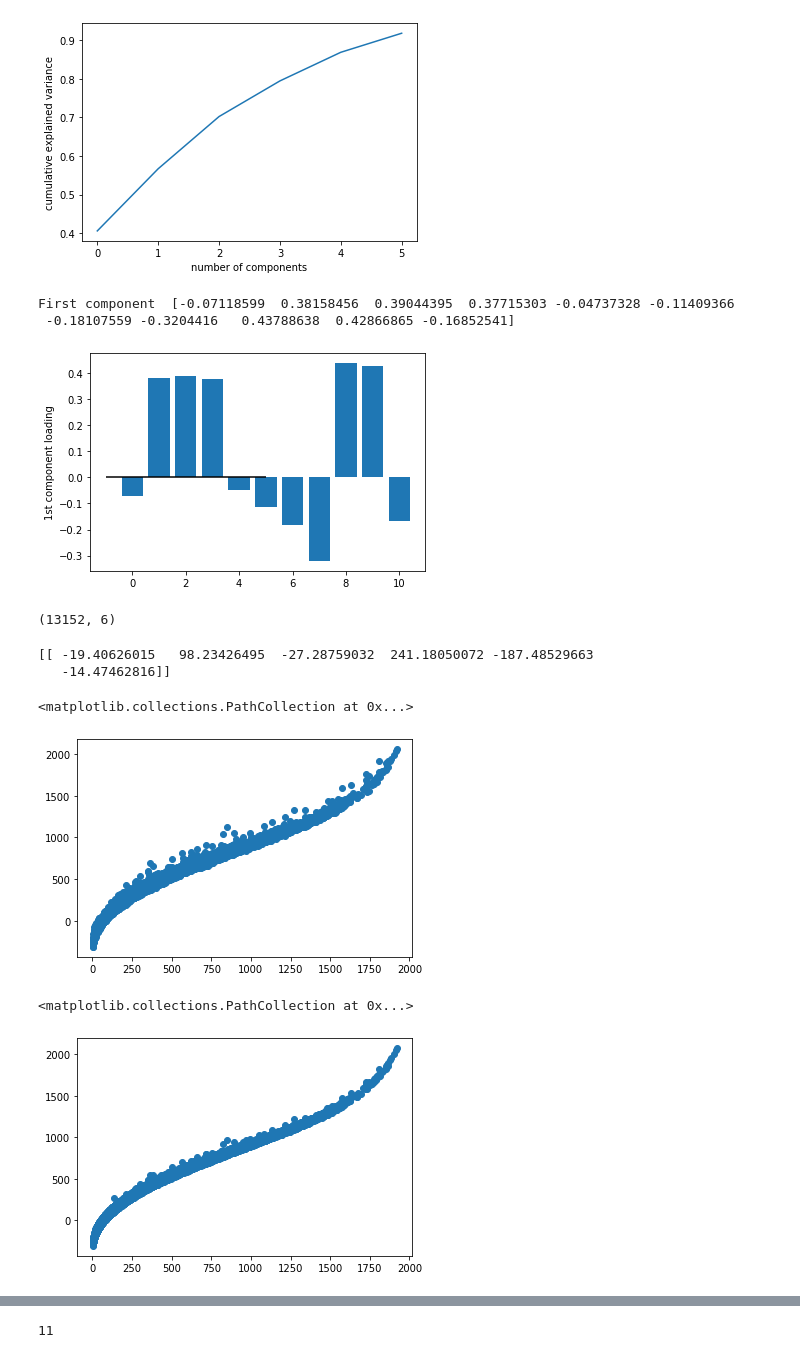
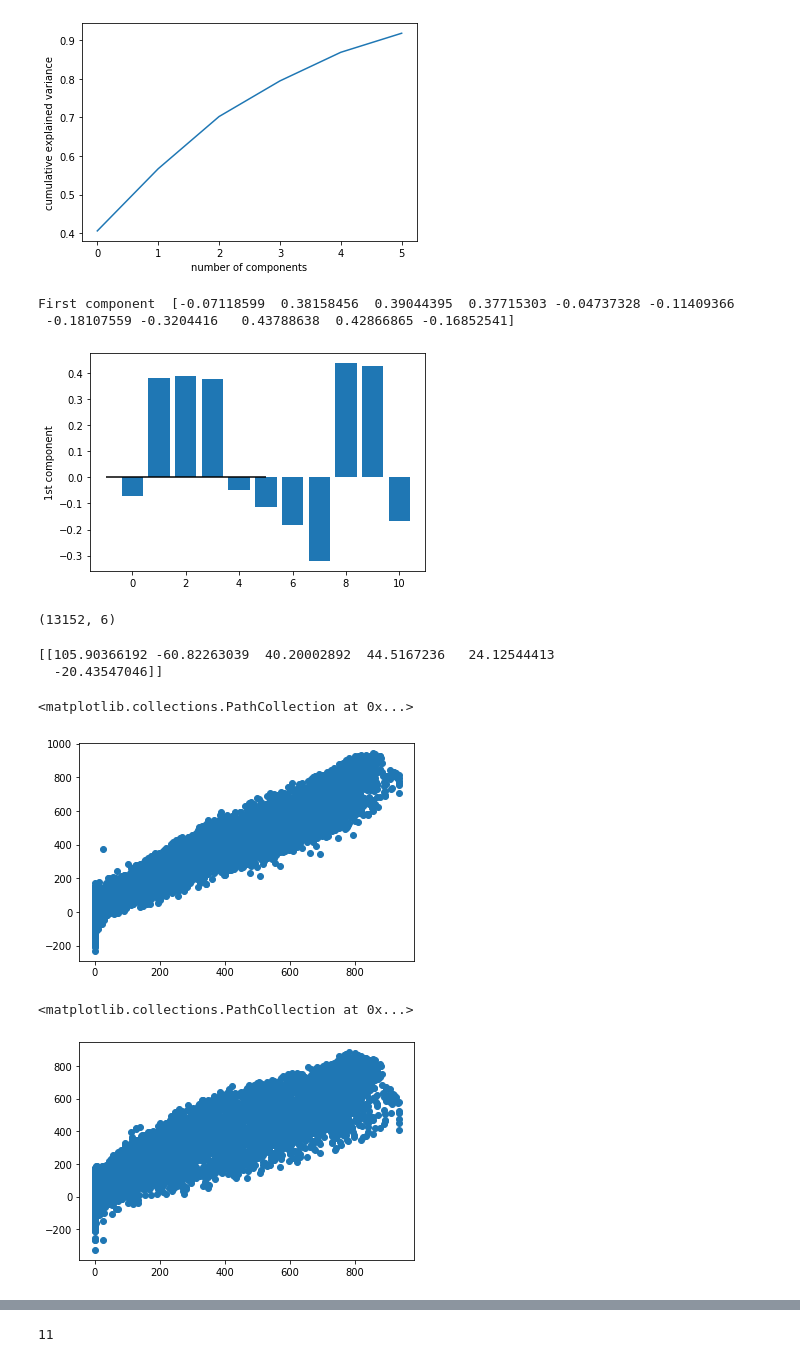
Before and after one commit to fredralm/TTK4260, a Jupyter notebook: L17/ElectricalPowerProductionPrediction-PCA-PCR-MLR.ipynb, the cells around one changed output, grey strips where cells are left out. Cells and saved outputs as stored; diff of their text form; code cells hidden in the pictures.

```diff
--- a/L17/ElectricalPowerProductionPrediction-PCA-PCR-MLR.ipynb
+++ b/L17/ElectricalPowerProductionPrediction-PCA-PCR-MLR.ipynb
@@ -41,7 +41,7 @@ x['IsDayBin'].unique()
 array(['Night', 'Day'], dtype=object)
 # %%
 X=x.drop(['Year','IsDayBin','Month'],axis=1)
-Y=y.drop(['PVPower'],axis=1)
+Y=y.drop(['WindPower'],axis=1)
 # %%
 X.head()
 # %% [output]
@@ -107,19 +108,17 @@ plt.ylabel('cumulative explained variance');
 P=pca.components_
 T = X_train.dot(P.T)
 # %%
-#Loading of the first component
 #WindSpeed	IrrDirect	IrrDiffuse	Temperature	Percipitation	SnowFlow	SnowMass	AirDensity	RadSurface	RadTop	CloudCover
 print("First component ", P.T[:,0])
 x = np.arange(X_scaled.shape[1])
 plt.bar(x, height= P.T[:,0])
 plt.hlines(0,-1,5)
-#plt.xticks(x+.1, ['GDP_per_capita','Social_support','Healthy_life_expectancy','Freedom_to_make_life_choices','Generosity','Perceptions_of_corruption'])
-plt.ylabel("1st component loading")
+plt.ylabel("1st component")
 plt.show()
 # %% [output]
 First component  [-0.07118599  0.38158456  0.39044395  0.37715303 -0.04737328 -0.11409366
  -0.18107559 -0.3204416   0.43788638  0.42866865 -0.16852541]
-[figure, old version]
+[figure, new version]
 # %%
 T.shape
 # %% [output]
@@ -133,21 +132,21 @@ y_predict = reg.predict(X_test.dot(P.T))
 import matplotlib.pyplot as plt
 plt.scatter(Y_test,y_predict)
 # %% [output]
-[[ -19.40626015   98.23426495  -27.28759032  241.18050072 -187.48529663
-   -14.47462816]]
+[[105.90366192 -60.82263039  40.20002892  44.5167236   24.12544413
+  -20.43547046]]
 <matplotlib.collections.PathCollection at 0x...>
-[figure, old version]
+[figure, new version]
 # %%
 from sklearn.cross_decomposition import PLSRegression
-pls2 = PLSRegression(n_components=3)
+pls2 = PLSRegression(n_components=1)
 pls2.fit(X_train, Y_train)
 PLSRegression()
 y_predict = pls2.predict(X_test)
 import matplotlib.pyplot as plt
 plt.scatter(Y_test,y_predict)
 # %% [output]
 <matplotlib.collections.PathCollection at 0x...>
-[figure, old version]
+[figure, new version]
 # %%
 T = pls2.x_scores_
 U = pls2.y_scores_
```
Also changed, not shown: parts of 5 cells of this notebook, 8 other files.
